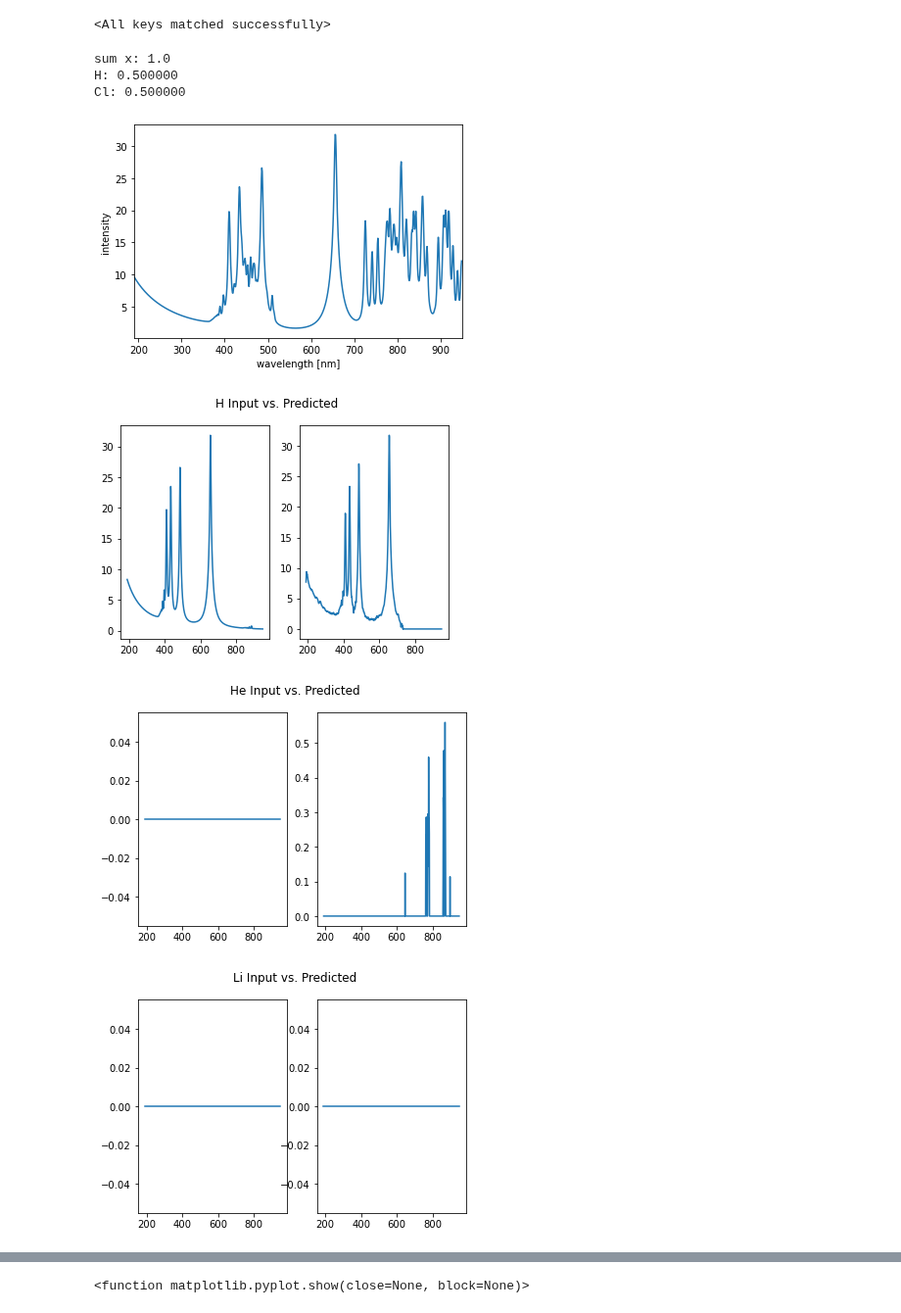
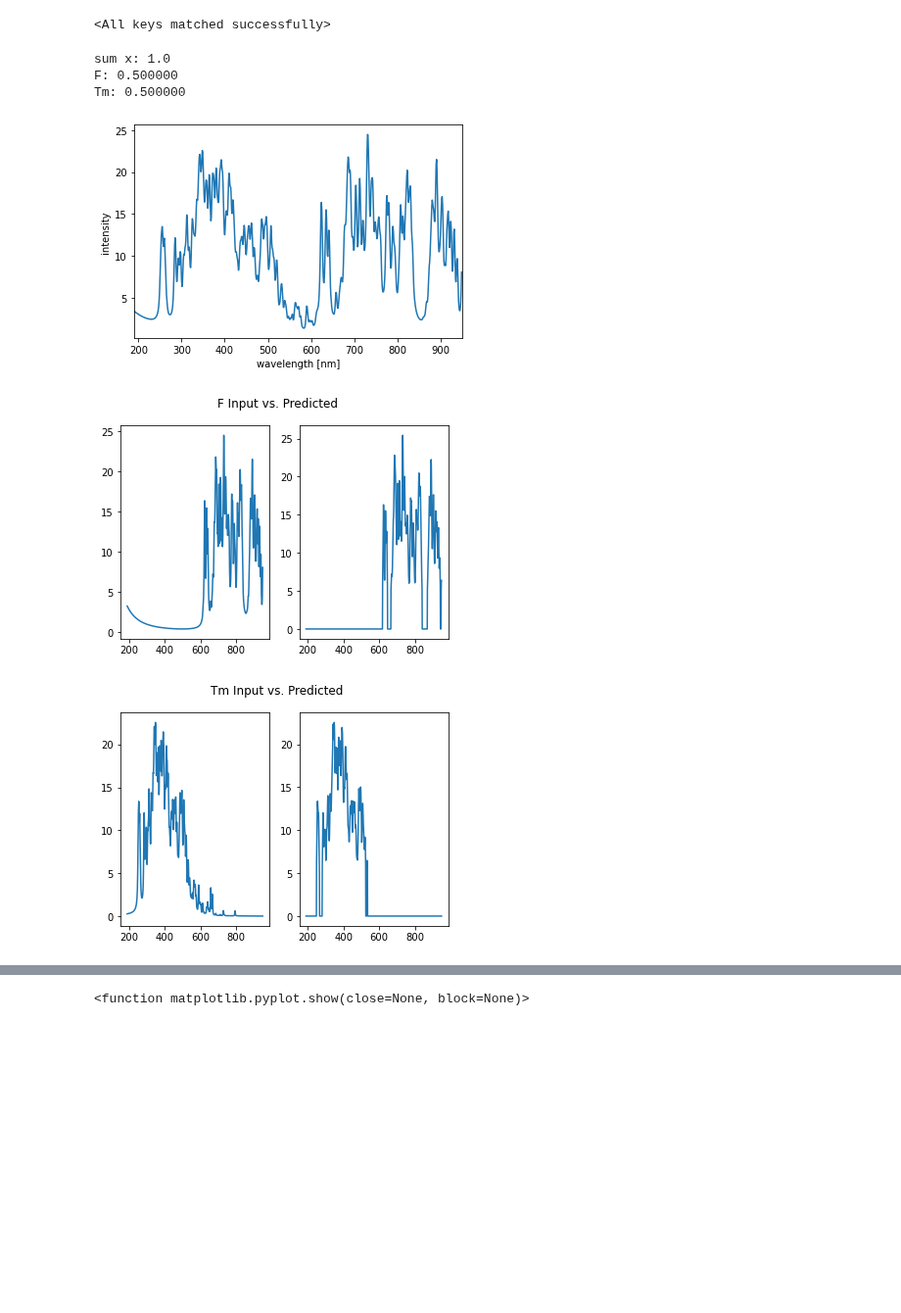
Before and after one commit to MWhitta/phaseMAP, a Jupyter notebook: Model_Test.ipynb, the cells around one changed output, grey strips where cells are left out. Shown at 98% size. Drawn from its saved outputs; the diff is of its cells as text; code cells hidden in the pictures; blank space fills up the shorter version.

Commit message:
updated Model_Test

```diff
--- a/Model_Test.ipynb
+++ b/Model_Test.ipynb
@@ -17,17 +17,17 @@ top_dir = Path.cwd()
 datapath = top_dir / 'data'
 # %%
 #reference data load
-elem_symb = np.loadtxt(datapath / "abundance/elements_94.csv", dtype=str)
-#This dataset has spectra made single and pairs within first 20 elements
-with open(datapath / 'training/z20_pairs.pickle', 'rb') as f:
+#elem_symb = np.loadtxt(datapath / "abundance/elements_94.csv", dtype=str)
+#This dataset has spectra made single and pairs within first 77 elements
+with open(datapath / 'training/el77_pairs.pickle', 'rb') as f:
     fracs = pickle.load(f)
     wave = pickle.load(f)
     x_data = pickle.load(f)
     y_data = pickle.load(f)
+    el_symbol = pickle.load(f)
 
 # set number of elements and wavelengths for this data
-max_z = 20
-wave = np.arange(190,950)
+max_z = len(el_symbol)
 #create dataset
 #input needs a placeholder "channel" dimension since single channel
 #learned labels already has max_z + 2 channels from spec_array
@@ -47,54 +47,59 @@ y_data = input_scale * torch.log(rel_int_scale * y_data + 1)
 #Load model and parameters for making predictions
 #https://pytorch.org/tutorials/beginner/saving_loading_models.html
 model = peakyfinder_0001.LIBSUNet(max_z,len(wave))
-param_path = top_dir / 'trained_models' / 'z20_pairs_0001'
+param_path = top_dir / 'trained_models' / 'el77_pairs_0001'
 model.load_state_dict(torch.load(param_path))
 # %% [output]
 <All keys matched successfully>
 # %%
 #look at the predicted vs. reference spectra
-i_samp = 66 #vary up to 9999
+# sample and predicted data are all scaled and log transformed at this point
+i_samp = 1977 #vary up to 8855
 x_sample = x_data[i_samp][None, :, :] #need correct dimensions with batch for prediction
 y_sample = y_data[i_samp].detach().numpy() #[22][760] # 20+2 (el + art + noi) spectra
 
 #composite spectra and components
 #x_data = input_scale * torch.log(rel_int_scale * x_data + 1)
 print(f"sum x: {torch.sum((torch.exp(x_sample[0][0]/input_scale) - 1)/rel_int_scale)}")
 #show the element fractions
 for i in range(max_z):
     frac = np.sum((np.exp(y_sample[i]/input_scale) - 1)/rel_int_scale)
     if frac > 0:
-        print(f"{elem_symb[i]}: {frac:>4f}")
+        print(f"{el_symbol[i]}: {frac:>4f}")
 
 #first plot the transformed composite input spectrum we're trying to decompose
 plt.plot(wave, x_sample[0][0])
 plt.xlabel('wavelength [nm]')
 plt.ylabel('intensity')
 plt.xlim([190, 950])
 plt.show
 
 #prediction (also transformed at this point)
-plot_thresh = 0.1
+plot_thresh = 5
 model.eval()
 with torch.no_grad():
     pred = model(x_sample)
-    y_pred = pred[0].detach().numpy() #[22][760] corresponding predictions for y_sample
+    y_pred = pred[0].detach().numpy() #[77][760] corresponding predictions for y_sample
     y_pred[y_pred < plot_thresh] = 0
-
-    #https://matplotlib.org/3.5.0/tutorials/introductory/usage.html#the-object-oriented-interface-and-the-pyplot-interface
-    def pred_plot(ax, data1, data2, param_dict):
-        out = ax.plot(data1, data2, **param_dict)
-        return out
-    for i in range(22):
-        fig, (ax1, ax2) = plt.subplots(1, 2)
-        fig.suptitle(f'{elem_symb[i]} Input vs. Predicted ')
-        pred_plot(ax1, wave, y_sample[i], {})
-        pred_plot(ax2, wave, y_pred[i], {})
+#element array indices where prediction above threshold
+el_pred_idx = np.where(np.sum(y_pred[0:max_z], axis=1) > 0)[0]
+#element array indices where input sample was positive
+el_samp_idx = np.where(fracs[i_samp] > 0)[0]
+#concatenate for indices where we'll plot
+plot_ind = np.unique(np.concatenate((el_pred_idx, el_samp_idx), axis=None))
+#https://matplotlib.org/3.5.0/tutorials/introductory/usage.html#the-object-oriented-interface-and-the-pyplot-interface
+def pred_plot(ax, data1, data2, param_dict):
+    out = ax.plot(data1, data2, **param_dict)
+    return out
+for plot_idx in plot_ind: #indices of elements
+    fig, (ax1, ax2) = plt.subplots(1, 2)
+    fig.suptitle(f'{el_symbol[plot_idx]} Input vs. Predicted ')
+    pred_plot(ax1, wave, y_sample[plot_idx], {})
+    pred_plot(ax2, wave, y_pred[plot_idx], {})
 # %% [output]
 sum x: 1.0
-H: 0.500000
-Cl: 0.500000
+F: 0.500000
+Tm: 0.500000
-[figure, old version]
+[figure, new version]
-[figure, old version]
+[figure, new version]
-[figure, old version]
+[figure, new version]
-[figure, removed]
```
Also changed, not shown: parts of 3 cells of this notebook.
